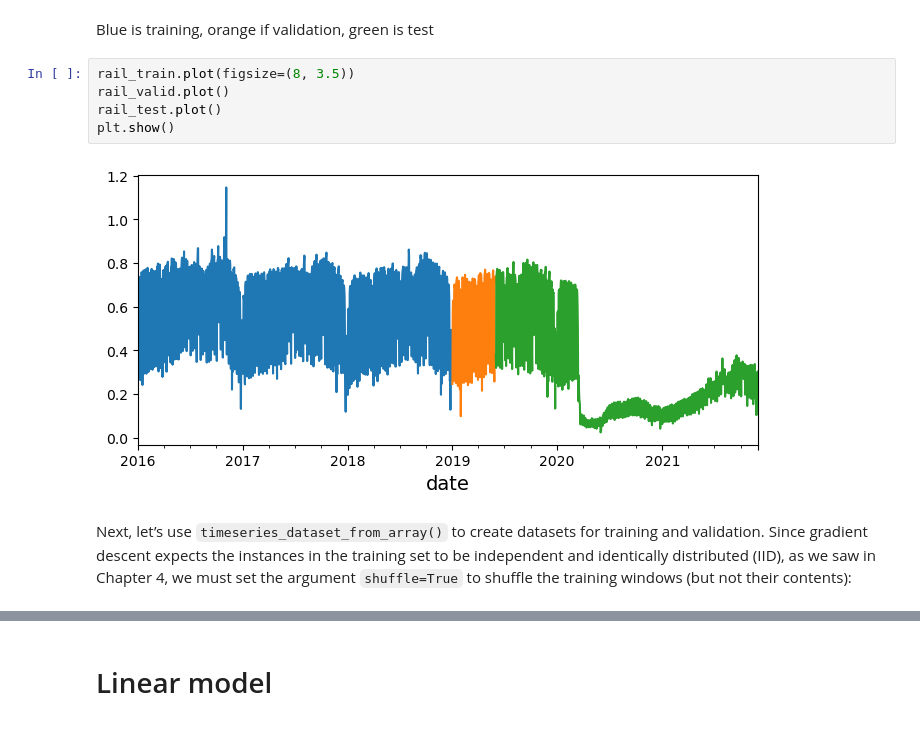
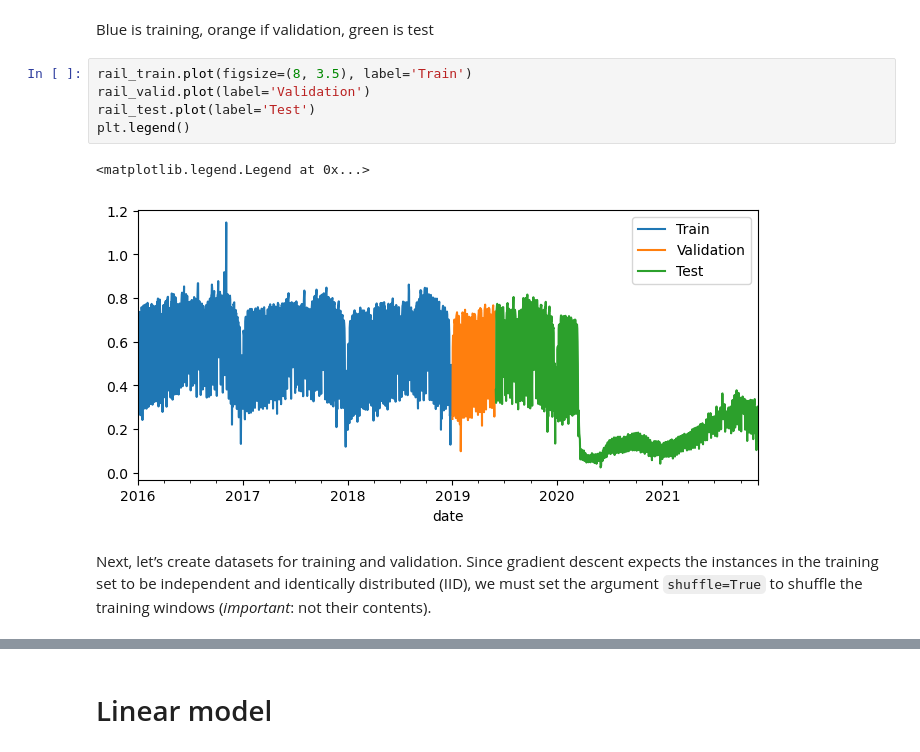
Before and after one commit to rsnemmen/chicago-transit-forecasting, a Jupyter notebook: 2-ML, linear model.ipynb, the cells around one changed output, grey strips where cells are left out. Saved outputs shown, nothing was run; the diff lists cells and outputs as text.

```diff
--- a/2-ML, linear model.ipynb
+++ b/2-ML, linear model.ipynb
@@ -130,14 +37,12 @@ rail_test = df["rail"]["2019-06":] / 1e6
 # %% [markdown]
 Blue is training, orange if validation, green is test
 # %%
-rail_train.plot(figsize=(8, 3.5))
-rail_valid.plot()
-rail_test.plot()
-plt.show()
+rail_train.plot(figsize=(8, 3.5), label='Train')
+rail_valid.plot(label='Validation')
+rail_test.plot(label='Test')
+plt.legend()
 # %% [output]
+<matplotlib.legend.Legend at 0x...>
-[figure, old version]
+[figure, new version]
 # %% [markdown]
-Next, let’s use `timeseries_dataset_from_array()` to create datasets for training and
-validation. Since gradient descent expects the instances in the training set to be
-independent and identically distributed (IID), as we saw in Chapter 4, we must set the
-argument `shuffle=True` to shuffle the training windows (but not their contents):
+Next, let’s create datasets for training and validation. Since gradient descent expects the instances in the training set to be independent and identically distributed (IID), we must set the argument `shuffle=True` to shuffle the training windows (*important*: not their contents).
```
Also changed, not shown: parts of 28 cells of this notebook, 1 other file.
